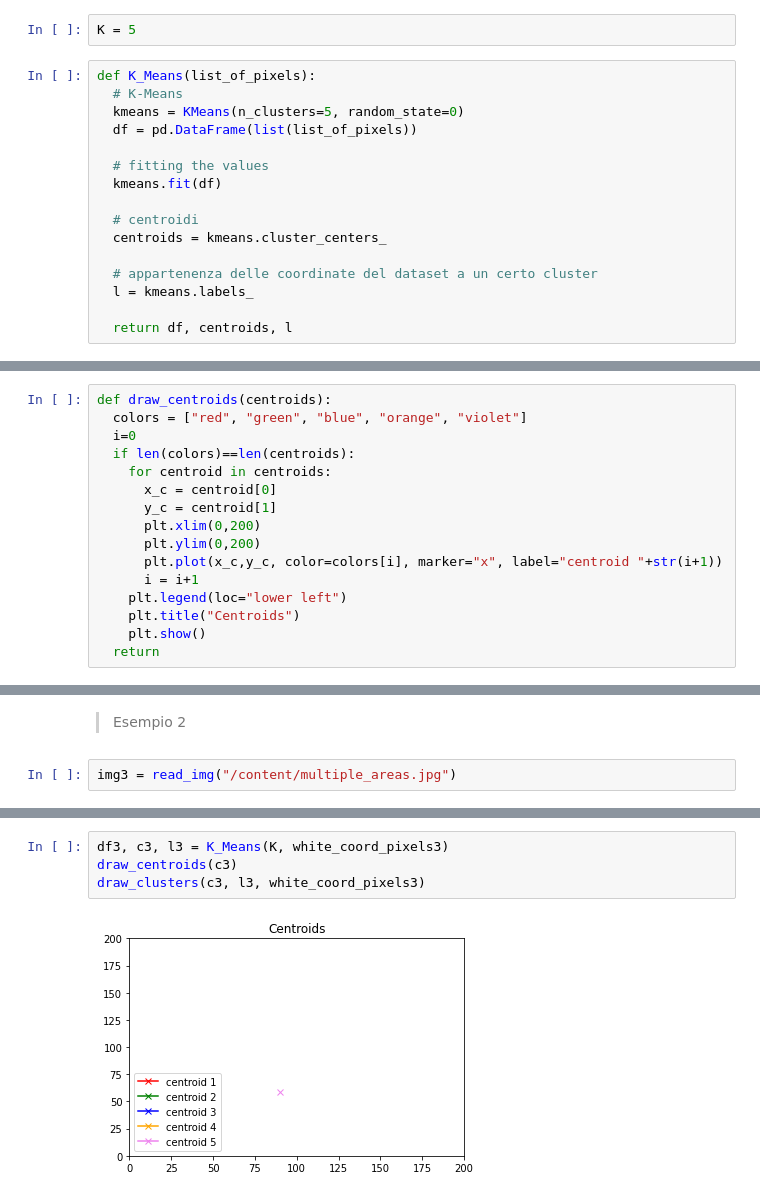
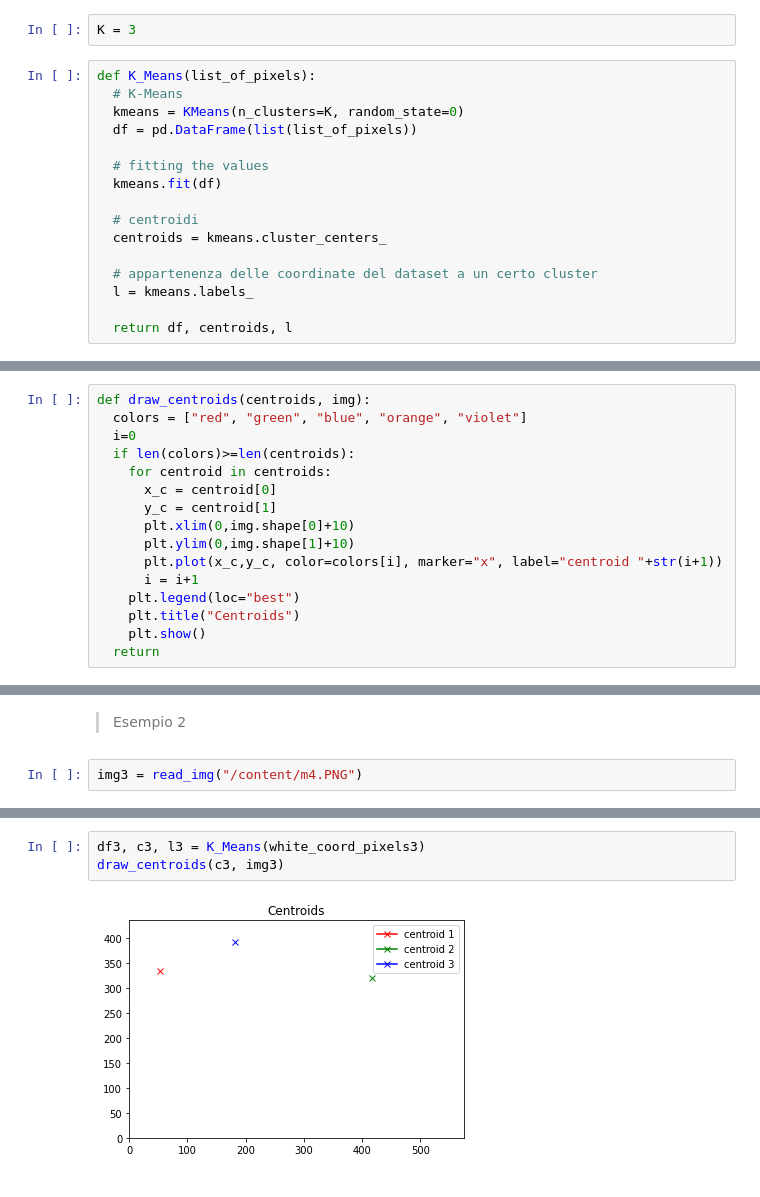
Before and after one commit to alessiapontiggia/LABIAGI-project, a Jupyter notebook: breast_cancer_detection.ipynb, the cells around one changed output, grey strips where cells are left out. Drawn from its saved outputs; the diff is of its cells as text.

```diff
--- a/breast_cancer_detection.ipynb
+++ b/breast_cancer_detection.ipynb
@@ -181,9 +224,9 @@ Usiamo **K-Means** per suddividere i punti (coordinate) in K cluster. *Useremo c
 # %%
-K = 5
+K = 3
 # %%
 def K_Means(list_of_pixels):
   # K-Means
-  kmeans = KMeans(n_clusters=5, random_state=0)
+  kmeans = KMeans(n_clusters=K, random_state=0)
   df = pd.DataFrame(list(list_of_pixels))
 
   # fitting the values
@@ -201,18 +244,18 @@ df, c, l = K_Means(white_coord_pixels)
 # %% [markdown]
 **Funzione che disegna i centroidi scelti**
 # %%
-def draw_centroids(centroids):
+def draw_centroids(centroids, img):
   colors = ["red", "green", "blue", "orange", "violet"]
   i=0
-  if len(colors)==len(centroids):
+  if len(colors)>=len(centroids):
     for centroid in centroids:
       x_c = centroid[0]
       y_c = centroid[1]
-      plt.xlim(0,200)
-      plt.ylim(0,200)
+      plt.xlim(0,img.shape[0]+10)
+      plt.ylim(0,img.shape[1]+10)
       plt.plot(x_c,y_c, color=colors[i], marker="x", label="centroid "+str(i+1))
       i = i+1
-    plt.legend(loc="lower left")
+    plt.legend(loc="best")
     plt.title("Centroids")
     plt.show()
   return
@@ -371,6 +366,6 @@ Il cluster più popolato è il numero: 4
 
 > Esempio 2
 # %%
-img3 = read_img("/content/multiple_areas.jpg")
+img3 = read_img("/content/m4.PNG")
 # %% [output]
 Immagine di esempio di una mammografia:
@@ -391,6 +382,5 @@ show_distribution(white_coord_pixels3)
 # %%
-df3, c3, l3 = K_Means(K, white_coord_pixels3)
-draw_centroids(c3)
-draw_clusters(c3, l3, white_coord_pixels3)
+df3, c3, l3 = K_Means(white_coord_pixels3)
+draw_centroids(c3, img3)
 # %% [output]
-[figure, old version]
+[figure, new version]
```
Also changed, not shown: parts of 38 cells of this notebook.
